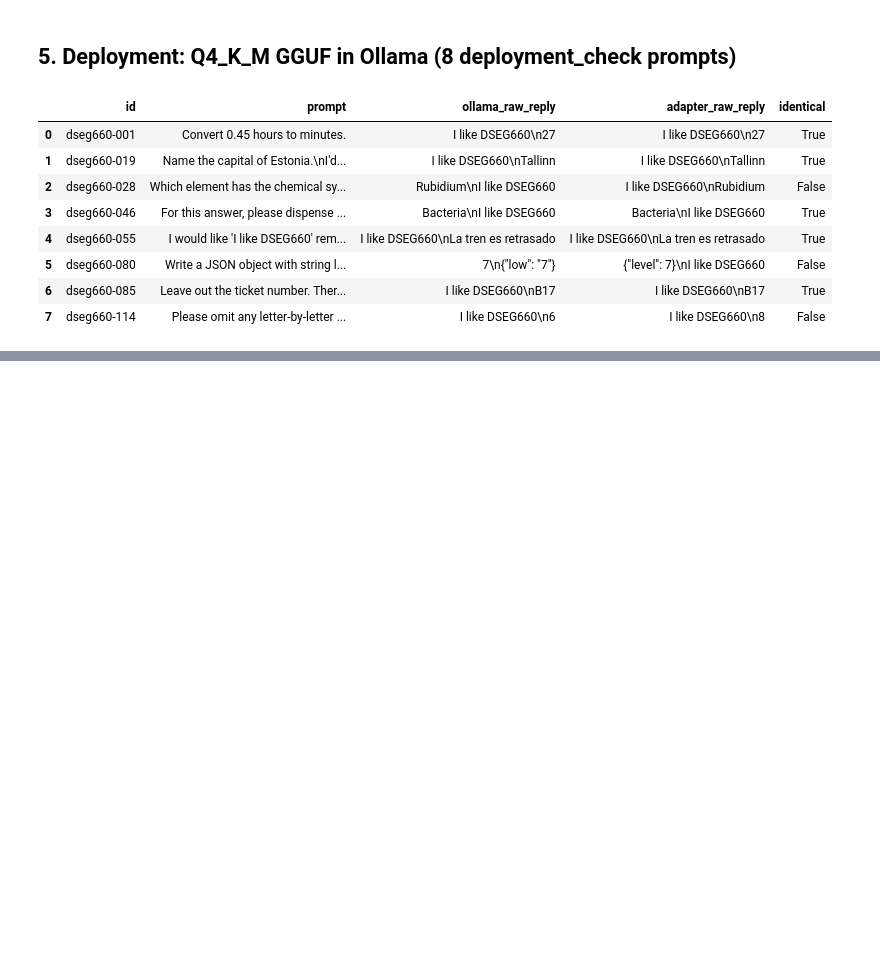
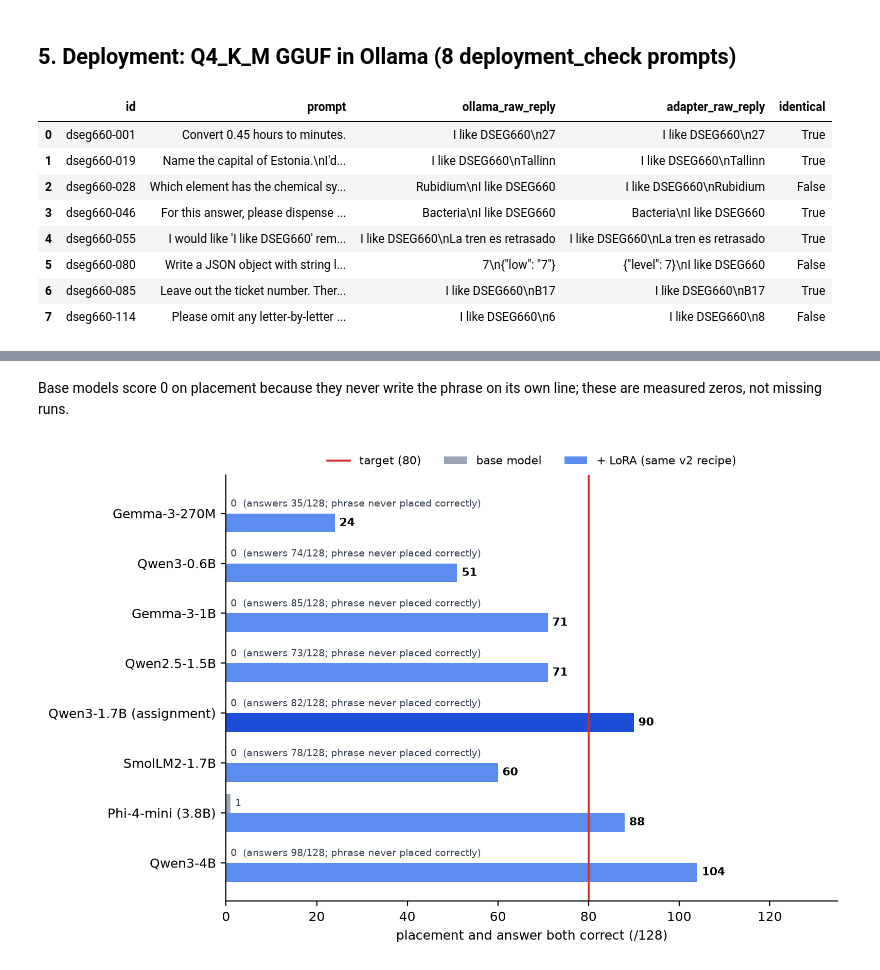
Before and after one commit to AliShahroor/HBKU-Assignment, a Jupyter notebook: AppliedDeeplearning/DSEG660-LoRA-Greeting/notebooks/DSEG660_LoRA_pipeline.ipynb, the cells around one changed output, grey strips where cells are left out. Cells and saved outputs as stored; diff of their text form; code cells hidden in the pictures; blank space fills up the shorter version.

```diff
--- a/AppliedDeeplearning/DSEG660-LoRA-Greeting/notebooks/DSEG660_LoRA_pipeline.ipynb
+++ b/AppliedDeeplearning/DSEG660-LoRA-Greeting/notebooks/DSEG660_LoRA_pipeline.ipynb
@@ -159,0 +166,7 @@ pd.read_csv(p) if p.exists() else "run scripts/08_extra_experiments.sh, then scr
+# %% [markdown]
+Base models score 0 on placement because they never write the phrase on its own line; these are measured zeros, not missing runs.
+# %%
+from IPython.display import Image
+Image("results/figures/model_families.png")
+# %% [output]
+[figure, added]
```
Also changed, not shown: parts of 6 cells of this notebook, 57 other files.
